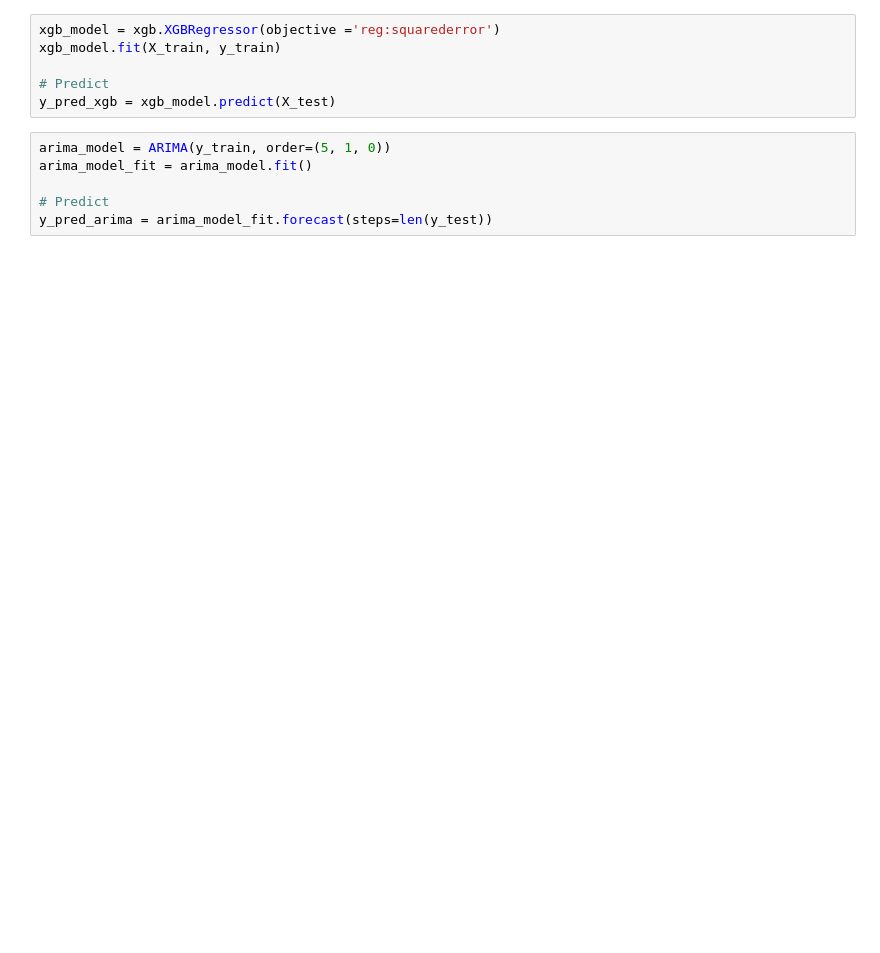
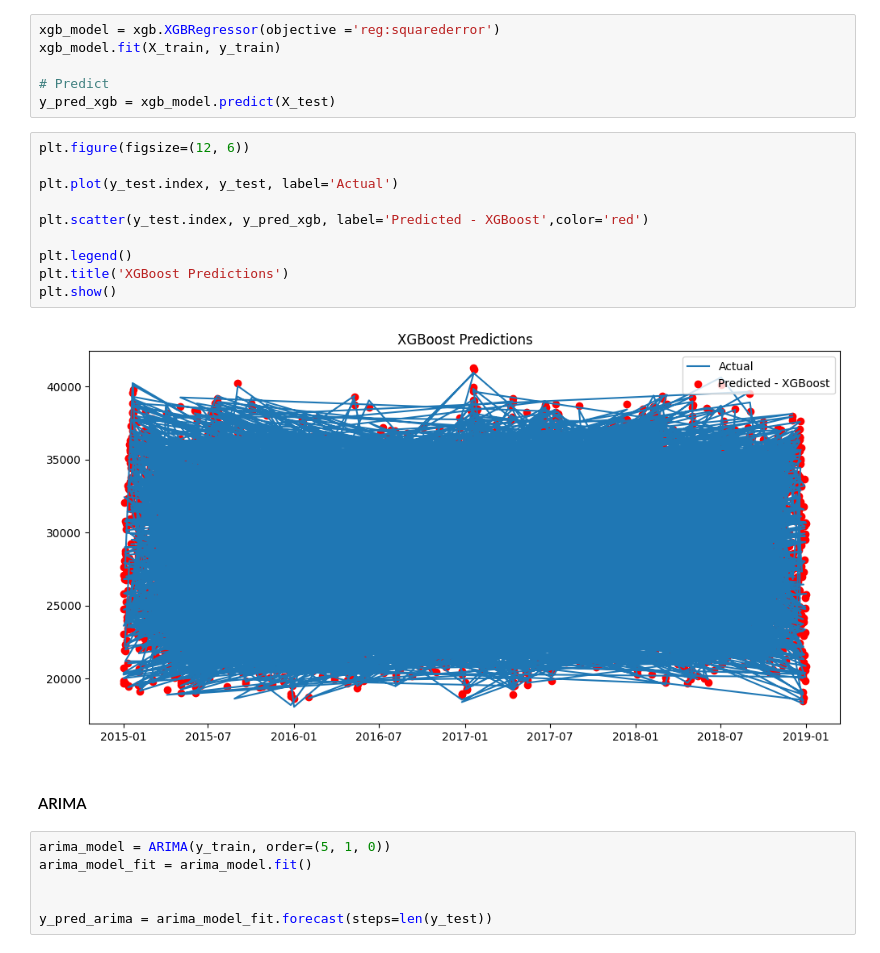
Before and after one commit to avianage/Renewable-Energy-Demand-Forcasting, a Jupyter notebook: main.ipynb, the cells around one changed output. Cells and saved outputs as stored; diff of their text form; blank space fills up the shorter version.

```diff
--- a/main.ipynb
+++ b/main.ipynb
@@ -154,9 +186,23 @@ xgb_model.fit(X_train, y_train)
 
 # Predict
 y_pred_xgb = xgb_model.predict(X_test)
+# %%
+plt.figure(figsize=(12, 6))
+
+plt.plot(y_test.index, y_test, label='Actual')
+
+plt.scatter(y_test.index, y_pred_xgb, label='Predicted - XGBoost',color='red')
+
+plt.legend()
+plt.title('XGBoost Predictions')
+plt.show()
+# %% [output]
+[figure, added]
+# %% [markdown]
+#### ARIMA
 # %%
 arima_model = ARIMA(y_train, order=(5, 1, 0))
 arima_model_fit = arima_model.fit()
 
-# Predict
+
 y_pred_arima = arima_model_fit.forecast(steps=len(y_test))
```
Also changed, not shown: parts of 30 cells of this notebook.
